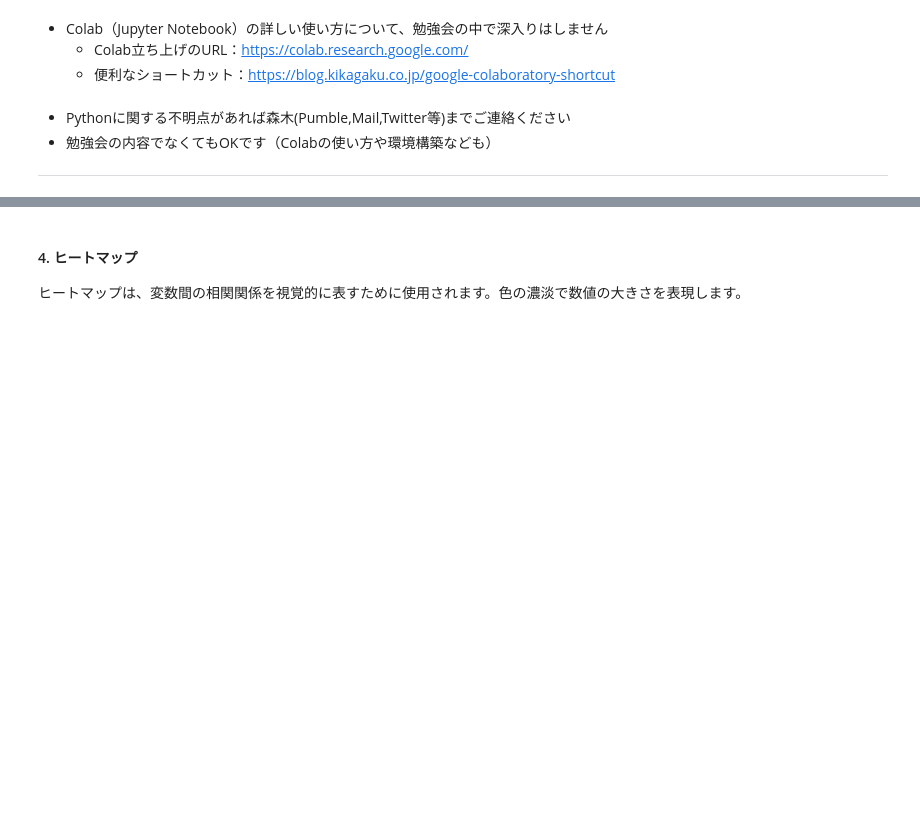
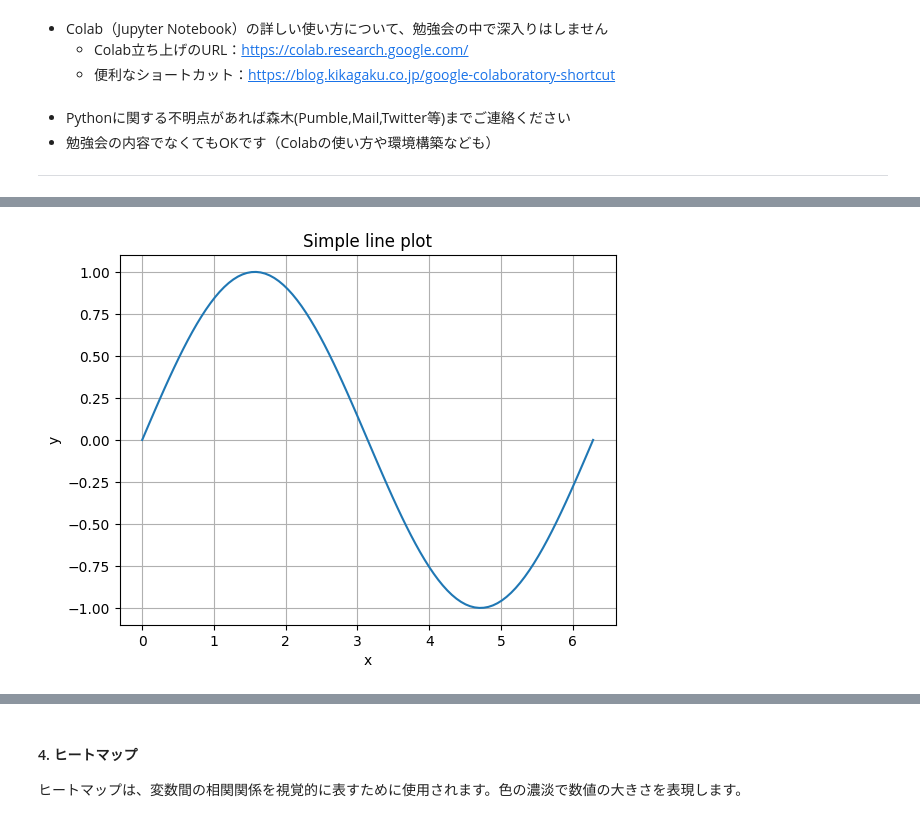
Before and after one commit to gmoriki/C4RA-Python-Tutorials, a Jupyter notebook: 0630/0630_Tutorial.ipynb, the cells around one changed output, grey strips where cells are left out. Cells and saved outputs as stored; diff of their text form; code cells hidden in the pictures; blank space fills up the shorter version.

```diff
--- a/0630/0630_Tutorial.ipynb
+++ b/0630/0630_Tutorial.ipynb
@@ -39,0 +36,19 @@
+# %%
+import matplotlib.pyplot as plt
+import numpy as np
+
+# データの作成
+x = np.linspace(0, 2*np.pi, 100)
+y = np.sin(x)
+
+# グラフの描画
+plt.plot(x, y)
+plt.title("Simple line plot")  # タイトル
+plt.xlabel("x")  # x軸ラベル
+plt.ylabel("y")  # y軸ラベル
+plt.grid(True)  # グリッド線
+
+# グラフの表示
+plt.show()
+# %% [output]
+[figure, added]
```
Also changed, not shown: parts of 13 cells of this notebook.
